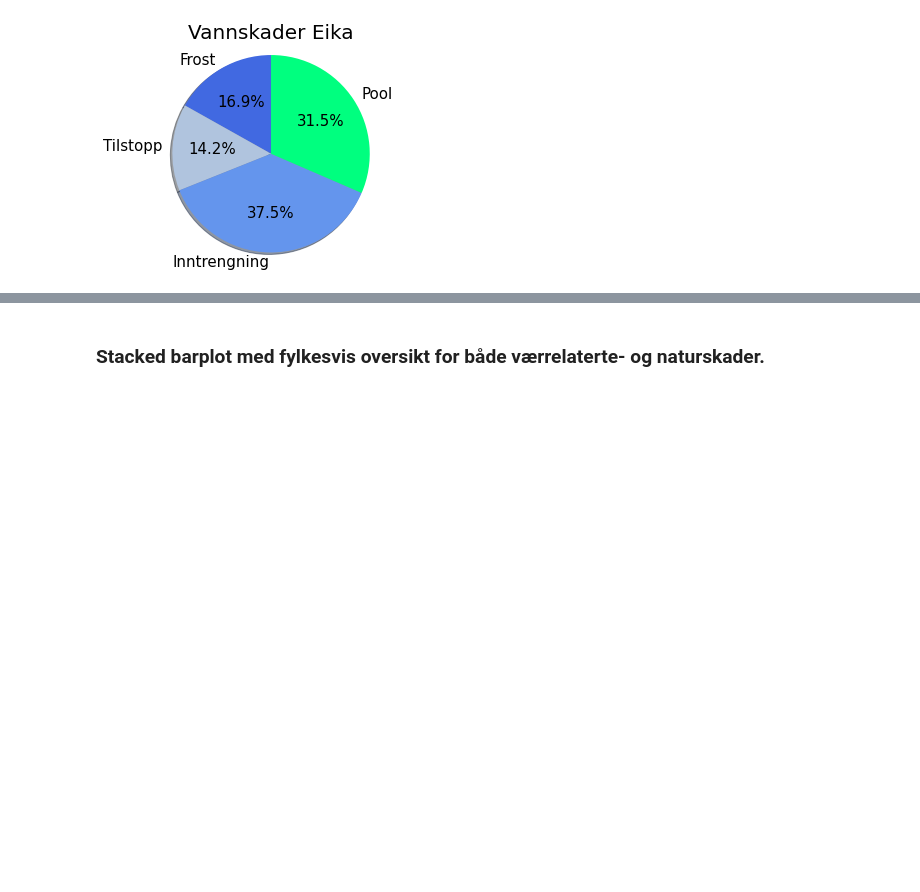
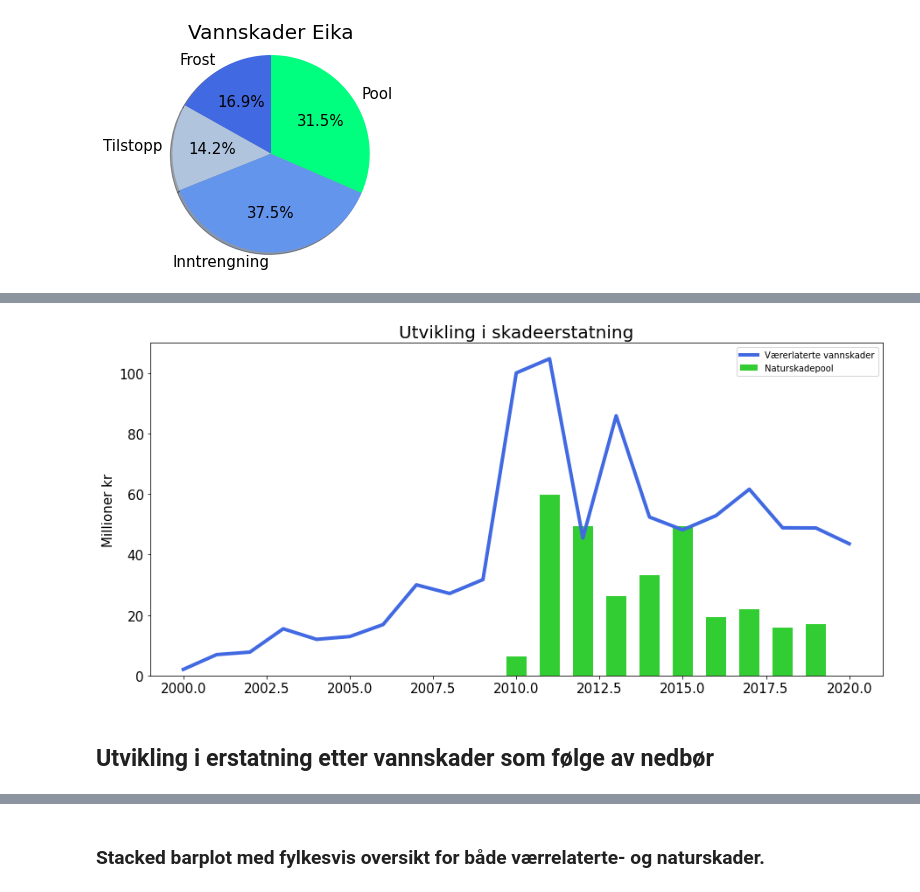
Before and after one commit to eirikngard/Eika, a Jupyter notebook: Eika_vs_FNO.ipynb, the cells around one changed output, grey strips where cells are left out. Cells and saved outputs as stored; diff of their text form; code cells hidden in the pictures; blank space fills up the shorter version.

```diff
--- a/Eika_vs_FNO.ipynb
+++ b/Eika_vs_FNO.ipynb
@@ -96,0 +106,11 @@ plt.show()
+# %%
+kol = ['år','årsak','skade']
+vær2000 = pd.read_csv('fno_værrelatert_vannskade_2000-2020.csv',sep=',',skiprows=1,names = kol)
+vær2000
+# %%
+årn = np.arange(2000,2021,1) #2010-2019
+skader = []
+for i in årn:
+  test = vær2000.loc[vær2000['år']==i,'skade'].sum()
+  skader.append(test*(10**(-6)))
+skader
@@ -96,0 +119,15 @@ plt.show()
+# %%
+fig, ax = plt.subplots(figsize = (15,7))
+ax.plot(årn,skader,linewidth=4, color='royalblue',label='Værerlaterte vannskader')
+#ax.plot(ård,pool,linewidth=4, color='limegreen')
+bar = ax.bar(ård, pool, width, color='limegreen',label='Naturskadepool')
+#bar = ax.bar(årn, skader, width, color='royalblue',alpha=0.3)
+ax.set_title('Utvikling i skadeerstatning',size=titelsize)
+ax.tick_params(axis = 'both', which = 'major', labelsize = labelsize)
+ax.set_ylabel('Millioner kr', size=labelsize)
+plt.legend()
+plt.show()
+# %% [output]
+[figure, added]
+# %% [markdown]
+## Utvikling i erstatning etter vannskader som følge av nedbør
```
Also changed, not shown: parts of 13 cells of this notebook.
